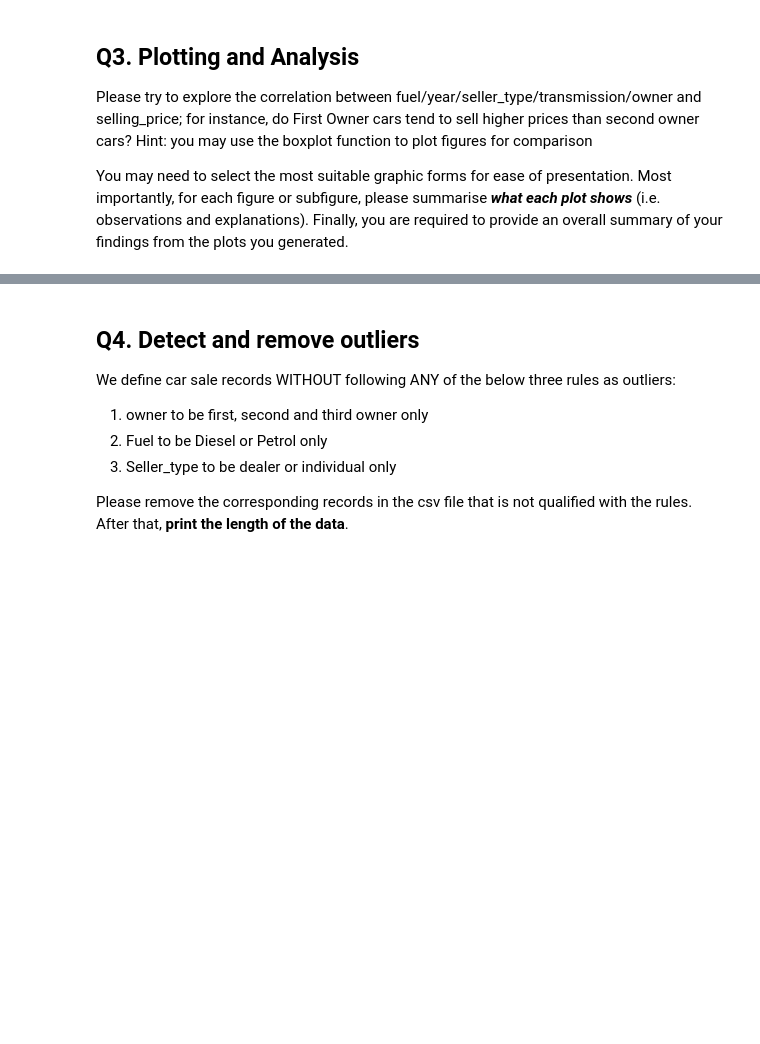
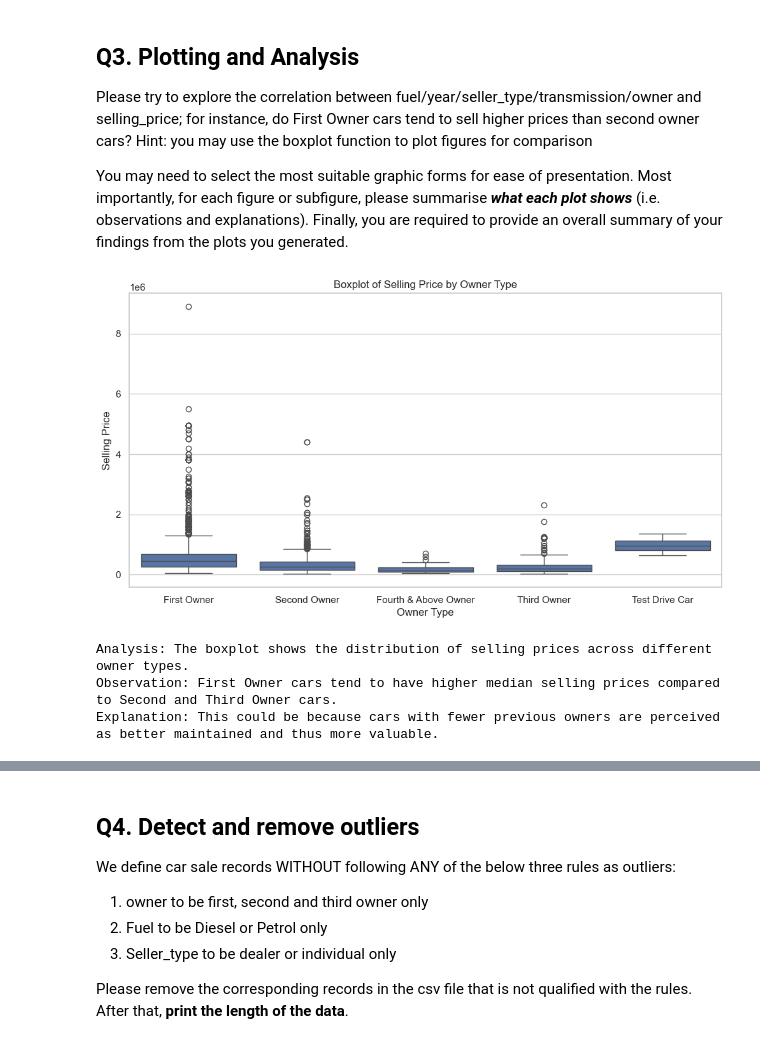
Before and after one commit to t2mqau/Porto-1, a Jupyter notebook: Portfolio Part 1 resources-20240822/Portfolio-1-questions-updated.ipynb, the cells around one changed output, grey strips where cells are left out. Cells and saved outputs as stored; diff of their text form; code cells hidden in the pictures; blank space fills up the shorter version.

```diff
--- a/Portfolio Part 1 resources-20240822/Portfolio-1-questions-updated.ipynb
+++ b/Portfolio Part 1 resources-20240822/Portfolio-1-questions-updated.ipynb
@@ -53,4 +54,7 @@ Please remove the records that match ANY of the below two conditions in the csv
 
 __Display the DataFrame, counting number of Null values in each column, and print the length of the data__ before and after removing the missing data.
 # %%
-Cars_df = pd.read_csv('car_sell.csv')
+cars_df = pd.read_csv('car_sell.csv')
+
+cars_df.info()
+cars_df.isnull().sum()
@@ -56,0 +101,15 @@ Cars_df = pd.read_csv('car_sell.csv')
+# %%
+
+# Create a copy of the original DataFrame to work on
+clean_carsdf = cars_df.copy()
+
+# Remove records where 'year' is missing or 'fuel' is 'none'
+clean_carsdf = clean_carsdf.dropna(subset=['year'])  # Drop rows where 'year' is NaN
+clean_carsdf = clean_carsdf[clean_carsdf['fuel'] != 'none']  # Drop rows where 'fuel' is 'none'
+
+# Drop rows with any other missing values
+clean_carsdf = clean_carsdf.dropna()
+
+# Print the results
+print('The length before removing rows with missing "year" or "fuel" is none:', len(cars_df))
+print('The length after removing rows with missing "year" or "fuel" is none:', len(clean_carsdf))
@@ -69,3 +186,28 @@ With the cleaned data in Q1, please provide the data summarization as below:
 Please try to explore the correlation between fuel/year/seller_type/transmission/owner and selling_price; for instance, do First Owner cars tend to sell higher prices than second owner cars? Hint: you may use the boxplot function to plot figures for comparison
 
 You may need to select the most suitable graphic forms for ease of presentation. Most importantly, for each figure or subfigure, please summarise ___what each plot shows___ (i.e. observations and explanations). Finally, you are required to provide an overall summary of your findings from the plots you generated.
+# %%
+
+#This boxplot shows the distribution of selling_price across different owner categories.
+#We can observe if there are significant differences in selling prices between cars with different owner types.
+
+# Set the visual style
+sns.set(style="whitegrid")
+
+# Create a boxplot for 'owner' vs 'selling_price'
+plt.figure(figsize=(12, 6))
+sns.boxplot(x='owner', y='selling_price', data=clean_carsdf)
+plt.title('Boxplot of Selling Price by Owner Type')
+plt.xlabel('Owner Type')
+plt.ylabel('Selling Price')
+plt.show()
+
+# Analysis
+print("Analysis: The boxplot shows the distribution of selling prices across different owner types.")
+print("Observation: First Owner cars tend to have higher median selling prices compared to Second and Third Owner cars.")
+print("Explanation: This could be because cars with fewer previous owners are perceived as better maintained and thus more valuable.")
+# %% [output]
+[figure, added]
+Analysis: The boxplot shows the distribution of selling prices across different owner types.
+Observation: First Owner cars tend to have higher median selling prices compared to Second and Third Owner cars.
+Explanation: This could be because cars with fewer previous owners are perceived as better maintained and thus more valuable.
```
Also changed, not shown: parts of 18 cells of this notebook.
